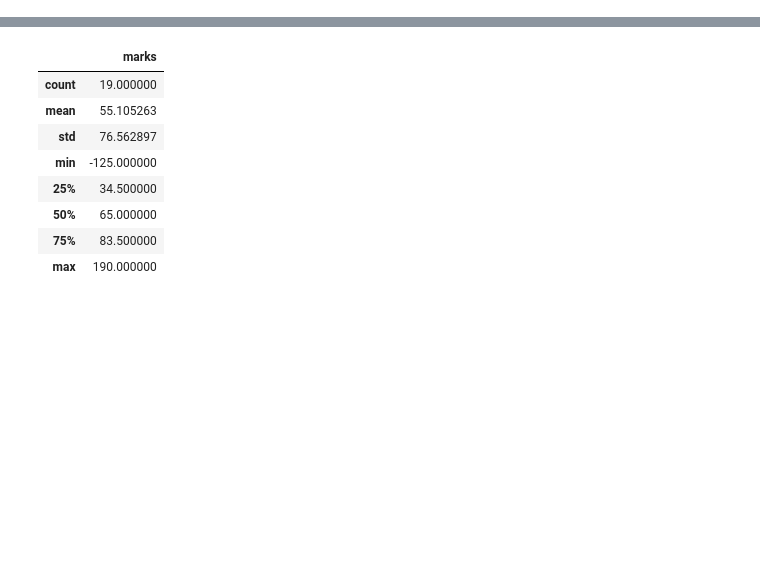
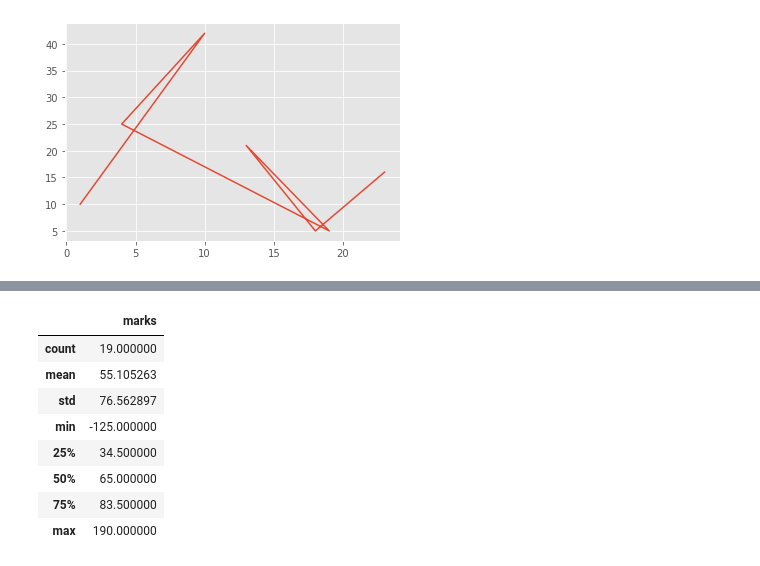
Before and after one commit to Nikitashipri/matplotil, a Jupyter notebook: matplotib.ipynb, the cells around one changed output, grey strips where cells are left out. Drawn from its saved outputs; the diff is of its cells as text; code cells hidden in the pictures; blank space fills up the shorter version.

```diff
--- a/matplotib.ipynb
+++ b/matplotib.ipynb
@@ -4,0 +57,9 @@ import numpy as np
+# %%
+#WHEN TO USE PLOT\ SCATTER
+x12 = [1,10,4,19,13,18,23]
+y = np.random.randint(1,50,size=7)
+fig1=plt.figure()
+plt.plot(x12,y)
+plt.show()
+# %% [output]
+[figure, added]
```
Also changed, not shown: parts of 7 cells of this notebook.
